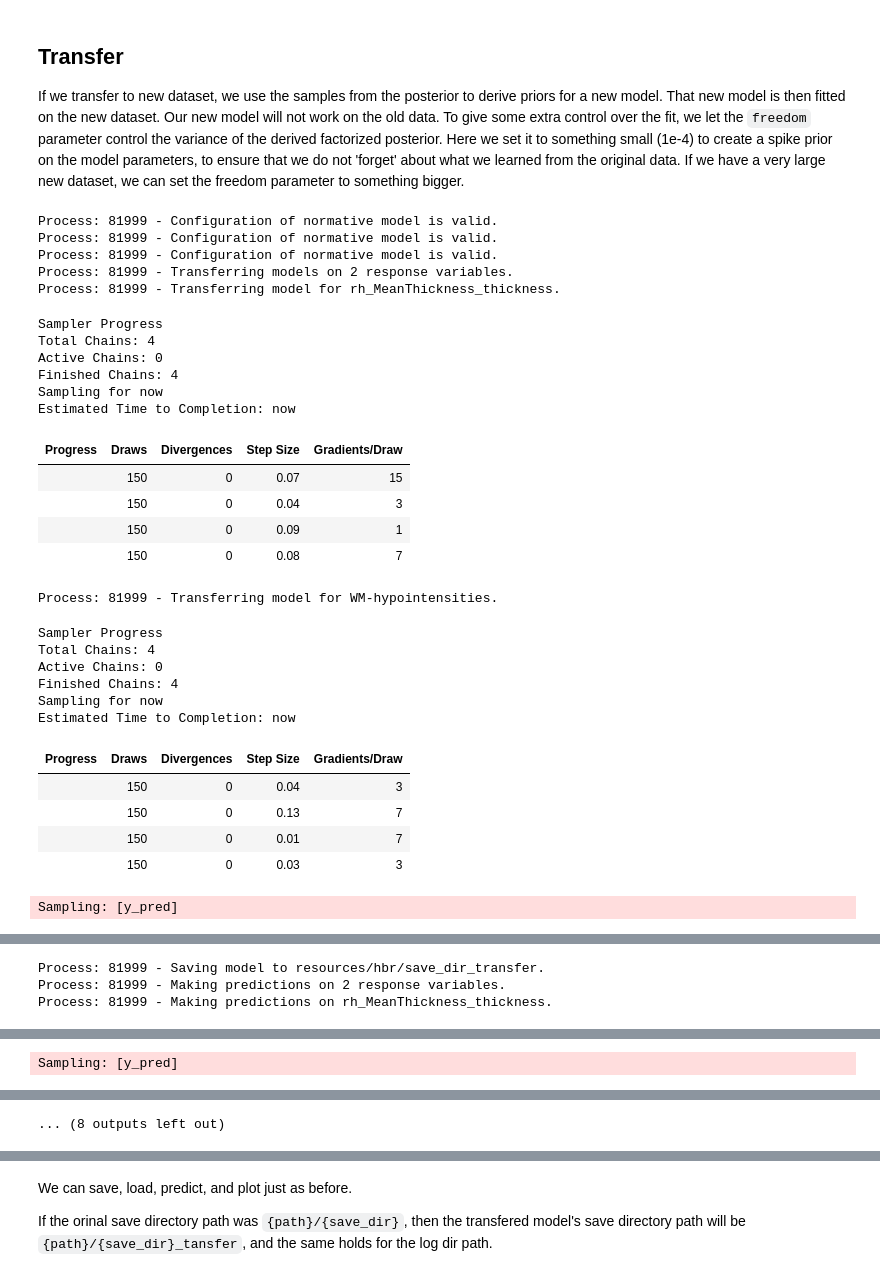
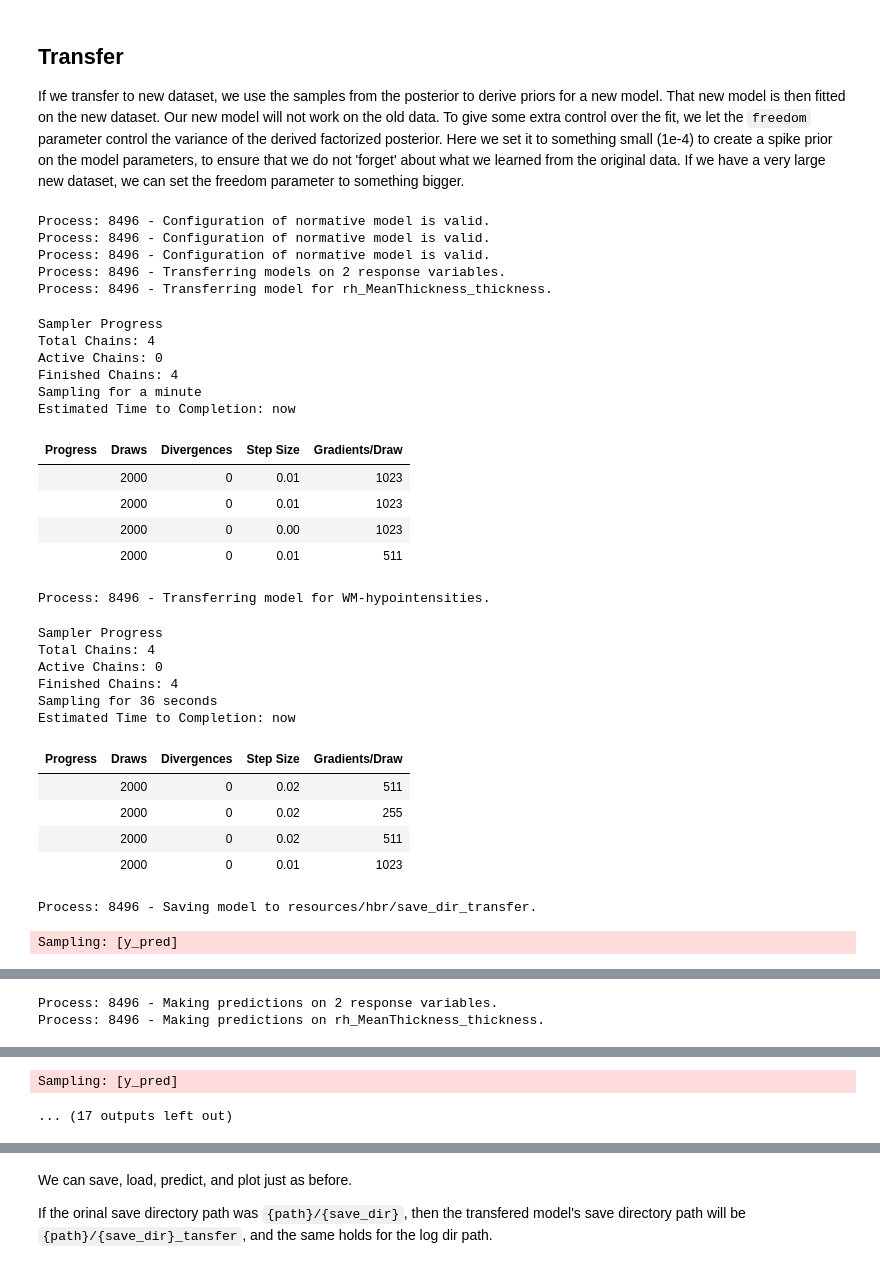
Before and after one commit to amarquand/PCNtoolkit, a Jupyter notebook: example_notebooks/hbr_example.ipynb, the cells around one changed output, grey strips where cells are left out. Cells and saved outputs as stored; diff of their text form; code cells hidden in the pictures.

```diff
--- a/example_notebooks/hbr_example.ipynb
+++ b/example_notebooks/hbr_example.ipynb
@@ -32,12 +32,13 @@ data = pd.read_csv("resources/data/fcon1000.csv")
 covariates = ["age"]
 batch_effects = ["sex", "site"]
 response_vars = ["rh_MeanThickness_thickness", "WM-hypointensities"]
+# response_vars = ["rh_MeanThickness_thickness"]
 norm_data = NormData.from_dataframe(
     name="full",
     dataframe=data,
-    covariates=["age"],
-    batch_effects=["sex", "site"],
-    response_vars=["rh_MeanThickness_thickness", "WM-hypointensities"],
+    covariates=covariates,
+    batch_effects=batch_effects,
+    response_vars=response_vars,
 )
 
 # Leave two sites out for doing transfer and extend later
@@ -381,41 +331,40 @@ If we transfer to new dataset, we use the samples from the posterior to derive p
 # %%
 save_dir = "resources/hbr/save_dir"
 model = load_normative_model(save_dir)
 
-transfered_model = model.transfer_predict(transfer_train, transfer_test, freedom=1e-4, nuts_sampler="nutpie")
+transfered_model = model.transfer_predict(transfer_train, transfer_test, freedom=1e-10, nuts_sampler="nutpie")
 # %% [output]
-Process: 81999 - Configuration of normative model is valid.
-Process: 81999 - Configuration of normative model is valid.
-Process: 81999 - Configuration of normative model is valid.
-Process: 81999 - Transferring models on 2 response variables.
-Process: 81999 - Transferring model for rh_MeanThickness_thickness.
+Process: 8496 - Configuration of normative model is valid.
+Process: 8496 - Configuration of normative model is valid.
+Process: 8496 - Configuration of normative model is valid.
+Process: 8496 - Transferring models on 2 response variables.
+Process: 8496 - Transferring model for rh_MeanThickness_thickness.
 Sampler Progress
 Total Chains: 4
 Active Chains: 0
 Finished Chains: 4
-Sampling for now
+Sampling for a minute
 Estimated Time to Completion: now
 | Progress | Draws | Divergences | Step Size | Gradients/Draw |
-|  | 150 | 0 | 0.07 | 15 |
-|  | 150 | 0 | 0.04 | 3 |
-|  | 150 | 0 | 0.09 | 1 |
-|  | 150 | 0 | 0.08 | 7 |
+|  | 2000 | 0 | 0.01 | 1023 |
+|  | 2000 | 0 | 0.01 | 1023 |
+|  | 2000 | 0 | 0.00 | 1023 |
+|  | 2000 | 0 | 0.01 | 511 |
-Process: 81999 - Transferring model for WM-hypointensities.
+Process: 8496 - Transferring model for WM-hypointensities.
 Sampler Progress
 Total Chains: 4
 Active Chains: 0
 Finished Chains: 4
-Sampling for now
+Sampling for 36 seconds
 Estimated Time to Completion: now
 | Progress | Draws | Divergences | Step Size | Gradients/Draw |
-|  | 150 | 0 | 0.04 | 3 |
-|  | 150 | 0 | 0.13 | 7 |
-|  | 150 | 0 | 0.01 | 7 |
-|  | 150 | 0 | 0.03 | 3 |
+|  | 2000 | 0 | 0.02 | 511 |
+|  | 2000 | 0 | 0.02 | 255 |
+|  | 2000 | 0 | 0.02 | 511 |
+|  | 2000 | 0 | 0.01 | 1023 |
-Sampling: [y_pred]
+Process: 8496 - Saving model to resources/hbr/save_dir_transfer.
+Sampling: [y_pred]
 [interactive output not drawn]
-Process: 81999 - Saving model to resources/hbr/save_dir_transfer.
-Process: 81999 - Making predictions on 2 response variables.
-Process: 81999 - Making predictions on rh_MeanThickness_thickness.
+Process: 8496 - Making predictions on 2 response variables.
+Process: 8496 - Making predictions on rh_MeanThickness_thickness.
 [interactive output not drawn]
-Sampling: [y_pred]
@@ -423,4 +371,5 @@ Sampling: [y_pred]
-... (8 outputs left out)
+Sampling: [y_pred]
+... (17 outputs left out)
 # %%
 transfered_model.predict(transfer_test)
 # %% [output]
```
Also changed, not shown: parts of 18 cells of this notebook, 5 other files.
